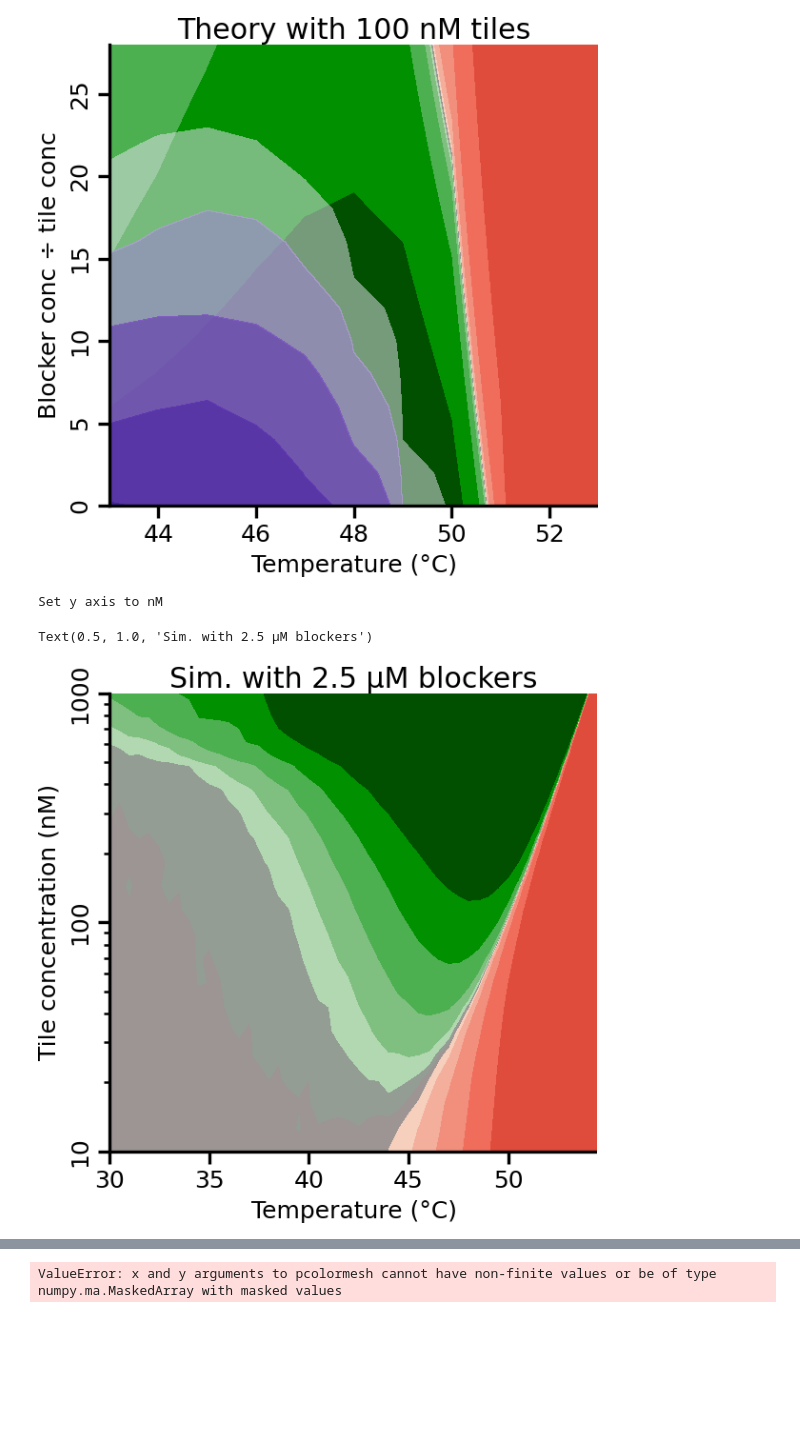
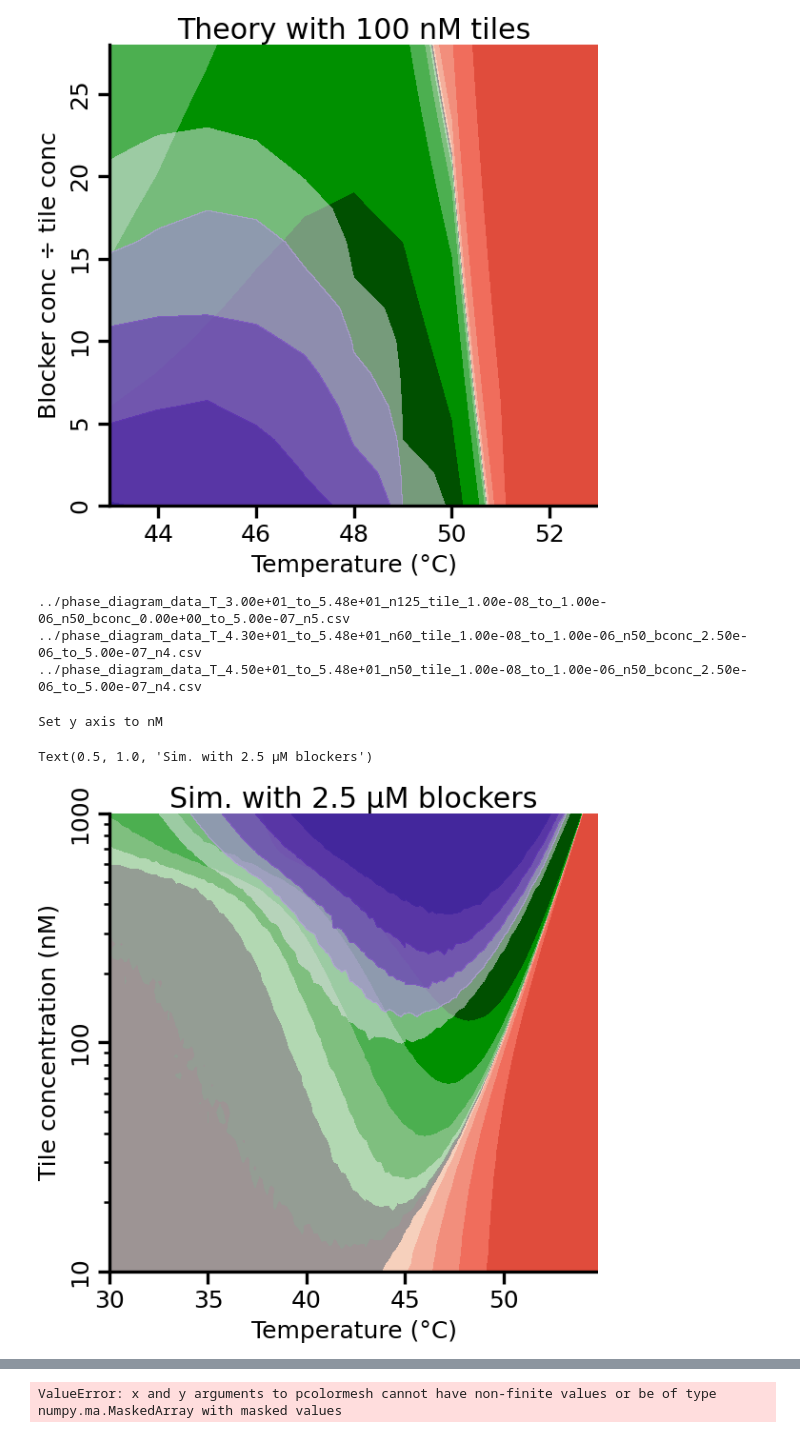
Before and after one commit to tapdance-dna/tileblockers, a Jupyter notebook: examples/phase_diagrams.ipynb, the cells around one changed output, grey strips where cells are left out. Drawn from its saved outputs; the diff is of its cells as text; code cells hidden in the pictures; blank space fills up the shorter version.

```diff
--- a/examples/phase_diagrams.ipynb
+++ b/examples/phase_diagrams.ipynb
@@ -256,14 +256,32 @@ Text(0.5, 1.0, 'Theory with 100 nM tiles')
 [figure]
 # %%
 vals = pl.read_csv("phase_diagram_data_sims_growth.csv")
+# %%
+from pathlib import Path
+import polars as pl
+
+
+v = []
+for f in Path("..").glob("*.csv"):
+    print(f)
+    df = pl.read_csv(f)
+    v.append(df)
+
+v = pl.concat(v)
+# %% [output]
+../phase_diagram_data_T_3.00e+01_to_5.48e+01_n125_tile_1.00e-08_to_1.00e-06_n50_bconc_0.00e+00_to_5.00e-07_n5.csv
+../phase_diagram_data_T_4.30e+01_to_5.48e+01_n60_tile_1.00e-08_to_1.00e-06_n50_bconc_2.50e-06_to_5.00e-07_n4.csv
+../phase_diagram_data_T_4.50e+01_to_5.48e+01_n50_tile_1.00e-08_to_1.00e-06_n50_bconc_2.50e-06_to_5.00e-07_n4.csv
 # %%
+vals = v.filter(pl.col("blocker_conc") == 2.5e-6)
+
 fig, ax = plt.subplots(figsize=(2, 2))
 
 phase_diagram.draw_phase_diagram(vals, "temperature", "tile_conc", include_growth1_rates=False, ax=ax,
-    include_nucleation=False)
+    include_nucleation=[1e-13, 1e-12, 1e-11, 1e-10, 1e-9, np.inf])
 
 ax.set_title("Sim. with 2.5 µM blockers")
 # %% [output]
 Set y axis to nM
 Text(0.5, 1.0, 'Sim. with 2.5 µM blockers')
-[figure, old version]
+[figure, new version]
```
Also changed, not shown: parts of 4 cells of this notebook, 2 other files.
